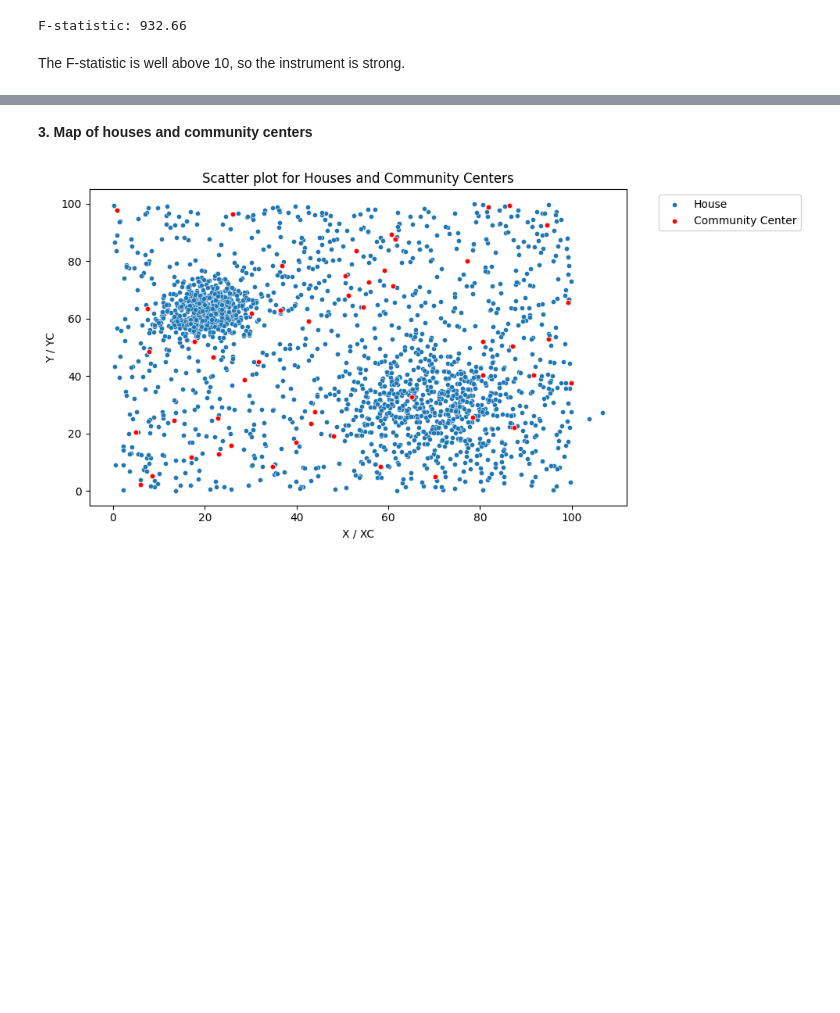
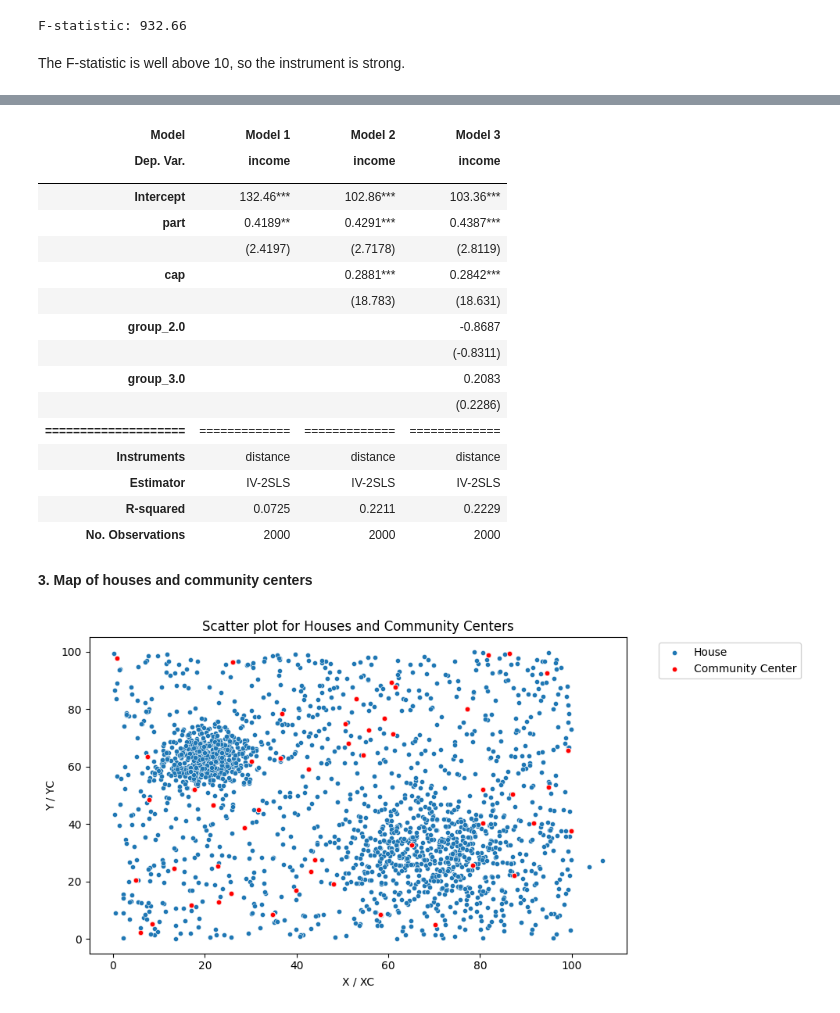
Before and after one commit to KoperSloper/Research_Course, a Jupyter notebook: final assignment.ipynb, the cells around one changed output, grey strips where cells are left out. Drawn from its saved outputs; the diff is of its cells as text; code cells hidden in the pictures; blank space fills up the shorter version.

```diff
--- a/final assignment.ipynb
+++ b/final assignment.ipynb
@@ -153,6 +156,63 @@ Endogenous: part
 Instruments: distance
 Robust Covariance (Heteroskedastic)
 Debiased: False
+# %%
+def compare_df(x, fit_stats=['Estimator', 'R-squared', 'No. Observations']):
+    with warnings.catch_warnings():
+        warnings.simplefilter(action='ignore', category=FutureWarning)
+        y = pd.read_csv(StringIO(compare(x, stars=True).summary.as_csv()), skiprows=1, skipfooter=1, engine='python')
+    z = pd.DataFrame(
+        data=y.iloc[:, 1:].values,
+        index=y.iloc[:, 0].str.strip(),
+        columns=pd.MultiIndex.from_arrays(
+            arrays=[y.columns[1:], y.iloc[0][1:]],
+            names=['Model', 'Dep. Var.']
+        )
+    )
+    z.columns = z.columns.set_levels(['Model ' + str(i+1) for i in range(len(z.columns.levels[0]))], level=0)
+    return pd.concat([z.loc[['Intercept'], :], z.iloc[11:], z.loc[fit_stats]])
+
+data['group'] = data['group'].astype('category')
+data['center'] = data['center'].astype('category')
+
+dependent = data['income']
+endog = data['part']
+exog = pd.DataFrame(np.ones(len(data)), columns=['Intercept'])
+instrument = data['distance']
+
+iv = IV2SLS(dependent, exog, endog, instrument)
+results = iv.fit()
+
+exog_cap = exog.copy()
+exog_cap['cap'] = data['cap']
+iv_cap = IV2SLS(dependent, exog_cap, endog, instrument)
+results_cap = iv_cap.fit()
+
+exog_cap_group = exog_cap.copy()
+exog_cap_group = pd.concat([exog_cap_group, pd.get_dummies(data['group'], prefix='group', drop_first=True)], axis=1)
+iv_cap_group = IV2SLS(dependent, exog_cap_group, endog, instrument)
+results_cap_group = iv_cap_group.fit()
+
+results_table = compare_df([results, results_cap, results_cap_group])
+results_table
+# %% [output]
+| Model | Model 1 | Model 2 | Model 3 |
+| Dep. Var. | income | income | income |
+|  |  |  |  |
+| Intercept | 132.46*** | 102.86*** | 103.36*** |
+| part | 0.4189** | 0.4291*** | 0.4387*** |
+|  | (2.4197) | (2.7178) | (2.8119) |
+| cap |  | 0.2881*** | 0.2842*** |
+|  |  | (18.783) | (18.631) |
+| group_2.0 |  |  | -0.8687 |
+|  |  |  | (-0.8311) |
+| group_3.0 |  |  | 0.2083 |
+|  |  |  | (0.2286) |
+| ==================== | ============= | ============= | ============= |
+| Instruments | distance | distance | distance |
+| Estimator | IV-2SLS | IV-2SLS | IV-2SLS |
+| R-squared | 0.0725 | 0.2211 | 0.2229 |
+| No. Observations | 2000 | 2000 | 2000 |
 # %% [markdown]
 **3. Map of houses and community centers**
 # %%
```
Also changed, not shown: parts of 2 cells of this notebook.
